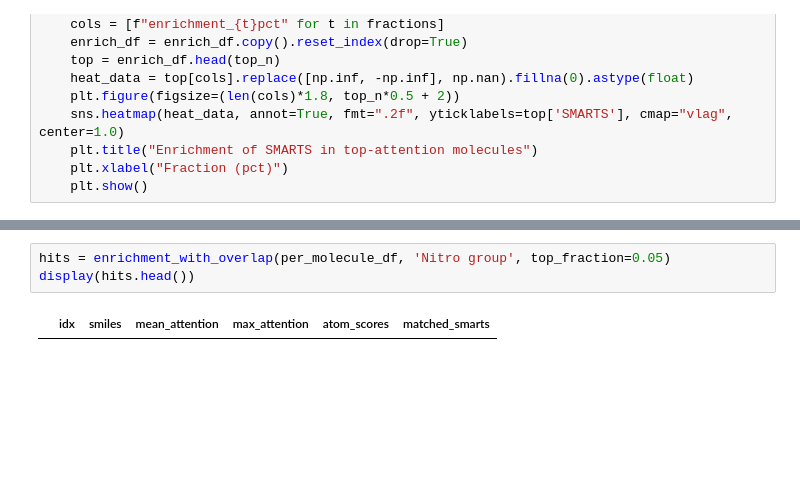
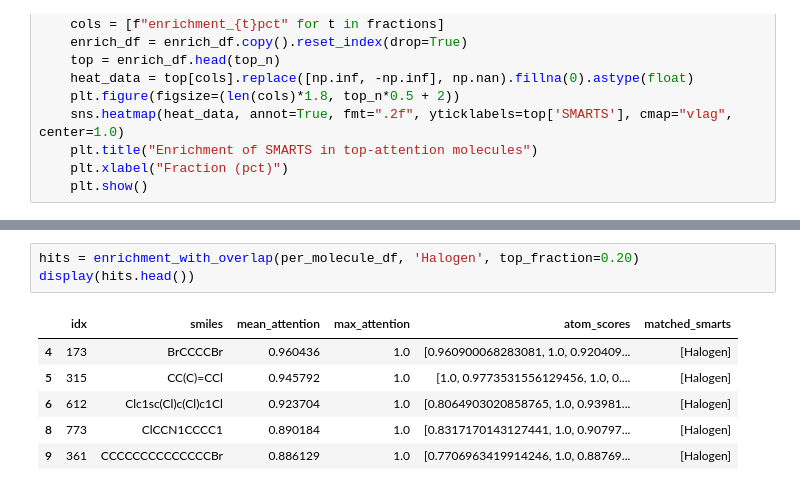
Before and after one commit to goIsaiah/ToxicityPredictor, a Jupyter notebook: ToxicityPredictor_GNNs.ipynb, the cells around one changed output, grey strips where cells are left out. Cells and saved outputs as stored; diff of their text form; blank space fills up the shorter version.

```diff
--- a/ToxicityPredictor_GNNs.ipynb
+++ b/ToxicityPredictor_GNNs.ipynb
@@ -1021,5 +1071,10 @@ plot_enrichment_heatmaps(enrich_df, fractions=[1,5,10,20], top_n=10)
 # %%
-hits = enrichment_with_overlap(per_molecule_df, 'Nitro group', top_fraction=0.05)
+hits = enrichment_with_overlap(per_molecule_df, 'Halogen', top_fraction=0.20)
 display(hits.head())
 # %% [output]
 |  | idx | smiles | mean_attention | max_attention | atom_scores | matched_smarts |
+| 4 | 173 | BrCCCCBr | 0.960436 | 1.0 | [0.960900068283081, 1.0, 0.920409... | [Halogen] |
+| 5 | 315 | CC(C)=CCl | 0.945792 | 1.0 | [1.0, 0.9773531556129456, 1.0, 0.... | [Halogen] |
+| 6 | 612 | Clc1sc(Cl)c(Cl)c1Cl | 0.923704 | 1.0 | [0.8064903020858765, 1.0, 0.93981... | [Halogen] |
+| 8 | 773 | ClCCN1CCCC1 | 0.890184 | 1.0 | [0.8317170143127441, 1.0, 0.90797... | [Halogen] |
+| 9 | 361 | CCCCCCCCCCCCCCBr | 0.886129 | 1.0 | [0.7706963419914246, 1.0, 0.88769... | [Halogen] |
```
Also changed, not shown: parts of 18 cells of this notebook, 2 other files.
